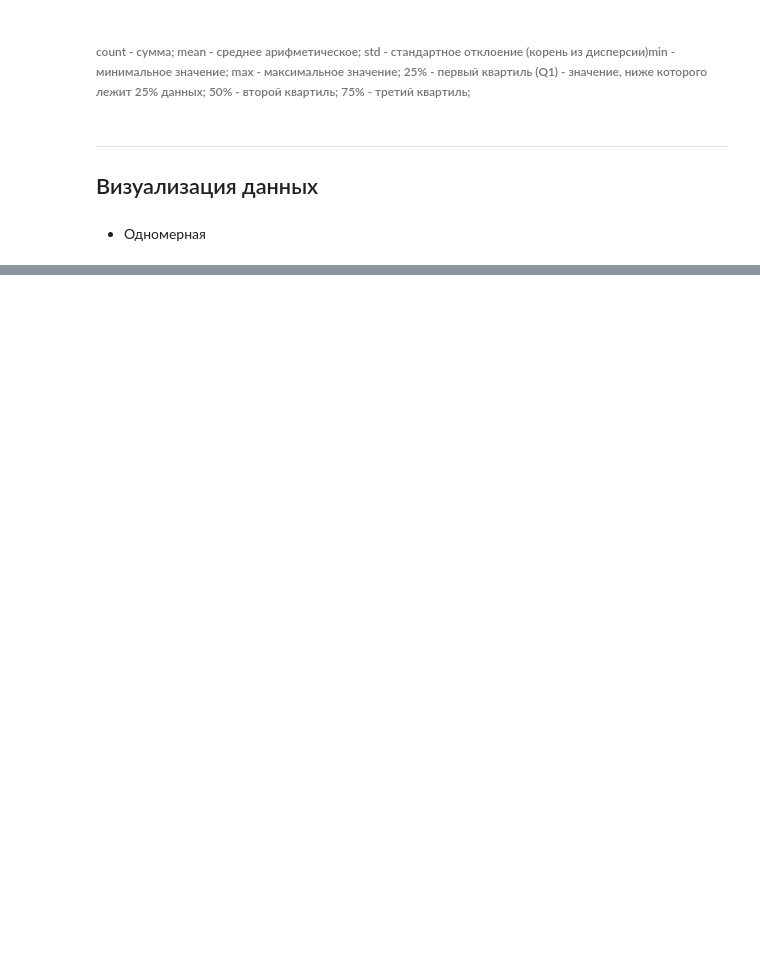
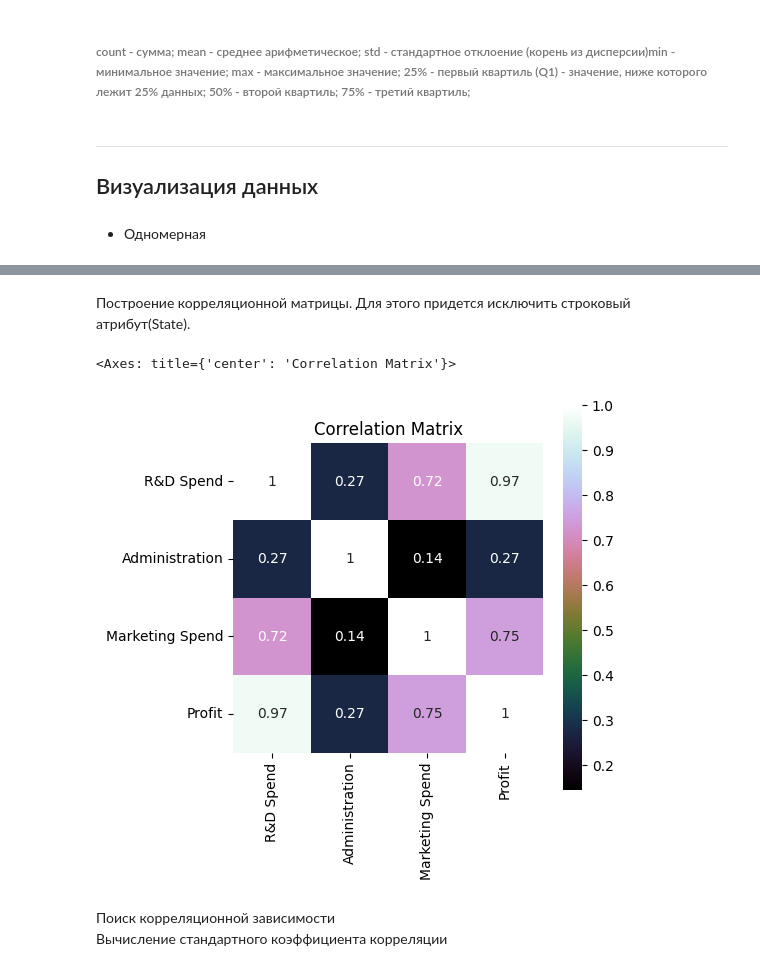
Before and after one commit to Temchik-X/DataMiningML, a Jupyter notebook: Lab_1.ipynb, the cells around one changed output, grey strips where cells are left out. Cells and saved outputs as stored; diff of their text form; code cells hidden in the pictures; blank space fills up the shorter version.

```diff
--- a/Lab_1.ipynb
+++ b/Lab_1.ipynb
@@ -135,0 +173,15 @@ array([[<Axes: xlabel='Unnamed: 0', ylabel='Unnamed: 0'>,
+# %% [markdown]
+Построение корреляционной матрицы. Для этого придется исключить строковый атрибут(State).
+# %%
+dataset = dataset.drop("State", axis=1)
+dataset_corr = dataset.corr()
+plt.figure(figsize=(5,5))
+plt.title('Correlation Matrix')
+sns.heatmap(dataset_corr, vmax=1, square=True, annot=True, cmap='cubehelix')
+# %% [output]
+<Axes: title={'center': 'Correlation Matrix'}>
+[figure, added]
+# %% [markdown]
+Поиск корреляционной зависимости
+<br>
+Вычисление стандартного коэффициента корреляции
```
Also changed, not shown: parts of 20 cells of this notebook.
